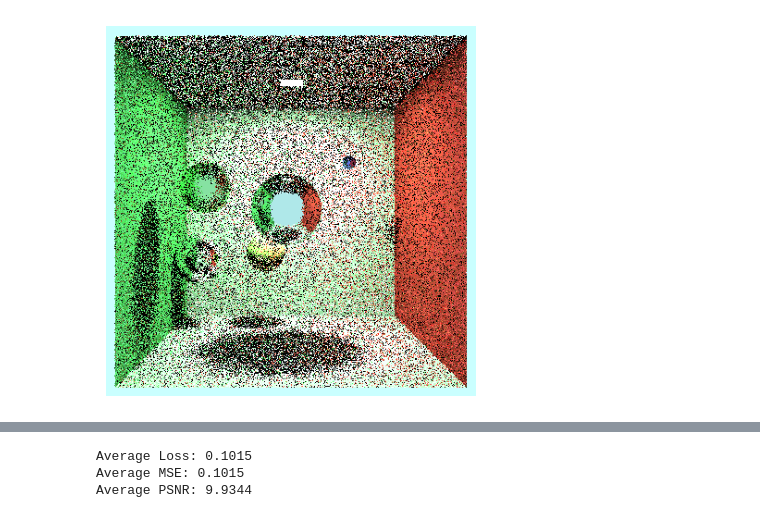
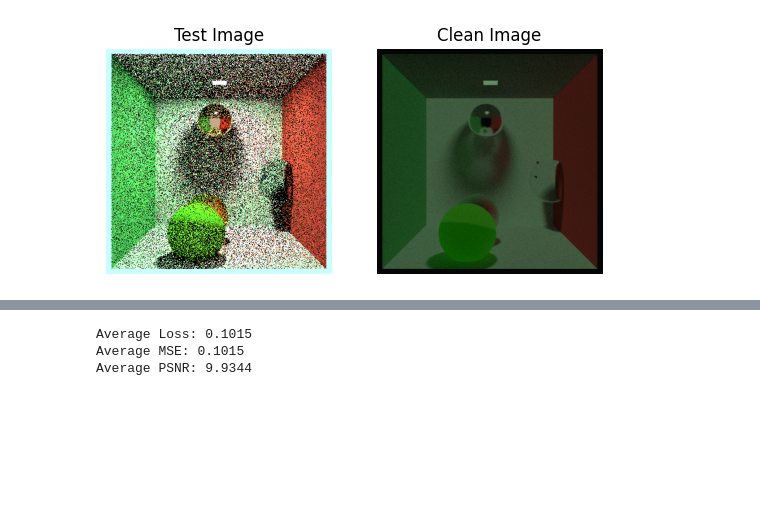
Before and after one commit to wrathchild14/PTNetworks, a Jupyter notebook: denoiser/test_models.ipynb, the cells around one changed output, grey strips where cells are left out. Saved outputs shown, nothing was run; the diff lists cells and outputs as text; code cells hidden in the pictures; blank space fills up the shorter version.

Commit message:
add image, add testing script/nb, add brightess factor, add some training readme

```diff
--- a/denoiser/test_models.ipynb
+++ b/denoiser/test_models.ipynb
@@ -21,12 +21,27 @@ transform = transforms.Compose([
     transforms.ToTensor(),
     transforms.Normalize(mean=[0.5, 0.5, 0.5], std=[0.5, 0.5, 0.5]),
 ])
-# %%
-test_image = '../test_data/test_image3.jpg'
-img = mpimg.imread(test_image)
-
-plt.imshow(img)
-plt.axis('off')
-plt.show()
-# %% [output]
-[figure, removed]
+# %%
+import random
+# test_image = '../test_data/test_image3.jpg'
+image_index = random.randint(1, 2000)
+
+test_image = f'data/generated_images/noisy/generated_image_{image_index}.jpg'
+clean_image = f'data/generated_images/clean/generated_image_{image_index}.jpg'
+
+img = mpimg.imread(test_image)
+clean_img = mpimg.imread(clean_image)
+
+plt.subplot(1, 2, 1)
+plt.imshow(img)
+plt.axis('off')
+plt.title('Test Image')
+
+plt.subplot(1, 2, 2)
+plt.imshow(clean_img)
+plt.axis('off')
+plt.title('Clean Image')
+
+plt.show()
+# %% [output]
+[figure, added]
```
Also changed, not shown: parts of 4 cells of this notebook, 4 other files.
